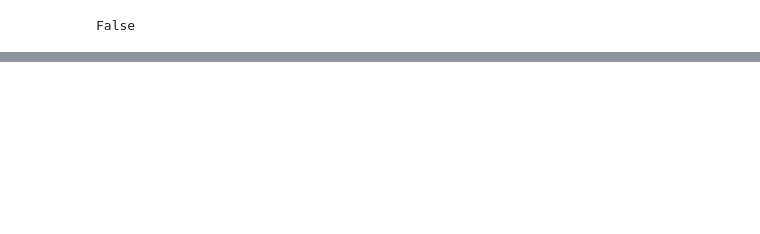
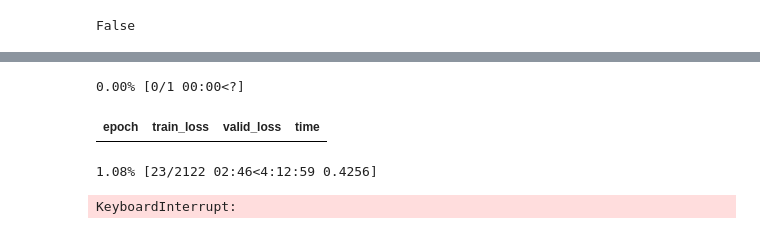
Before and after one commit to franckalbinet/spanda, a Jupyter notebook: nbs/tutorials/resnet-family.ipynb, the cells around one changed output, grey strips where cells are left out. Saved outputs shown, nothing was run; the diff lists cells and outputs as text; code cells hidden in the pictures; blank space fills up the shorter version.

```diff
--- a/nbs/tutorials/resnet-family.ipynb
+++ b/nbs/tutorials/resnet-family.ipynb
@@ -28,0 +22,5 @@ dblock = DataBlock(
+# %%
+splits = RandomSplitter(seed=42)(paths)
+dsets = Datasets(paths, [x_tfms, y_tfms], splits=splits)
+dls = dsets.dataloaders(bs=16)
+dls.train.one_batch()[0].shape
@@ -30,6 +30,4 @@ dblock = DataBlock(
 torch.cuda.is_available()
 # %% [output]
 False
-# %%
-dls = dblock.dataloaders(fnames, bs=16)
 # %%
@@ -55,2 +41,4 @@ dls.train.one_batch()
 # %%
-tst = xresnet101(ndim=1, c_in=1, ks=3, n_out=1)
+model = xresnet18(ndim=1, c_in=1, ks=15, n_out=1)
+x = dls.train.one_batch()[0]
+model(x)
@@ -93,0 +62,10 @@ TensorBase([[0.2961],
+# %%
+#learn = Learner(dls, xresnet18, loss_func=MSELossFlat(), y_range=(-1,1))
+learn = Learner(dls, model, loss_func=MSELossFlat())
+# %%
+learn.fit_one_cycle(1)
+# %% [output]
+0.00% [0/1 00:00<?]
+| epoch | train_loss | valid_loss | time |
+1.08% [23/2122 02:46<4:12:59 0.4256]
+KeyboardInterrupt:
```
Also changed, not shown: parts of 12 cells of this notebook, 4 other files.
